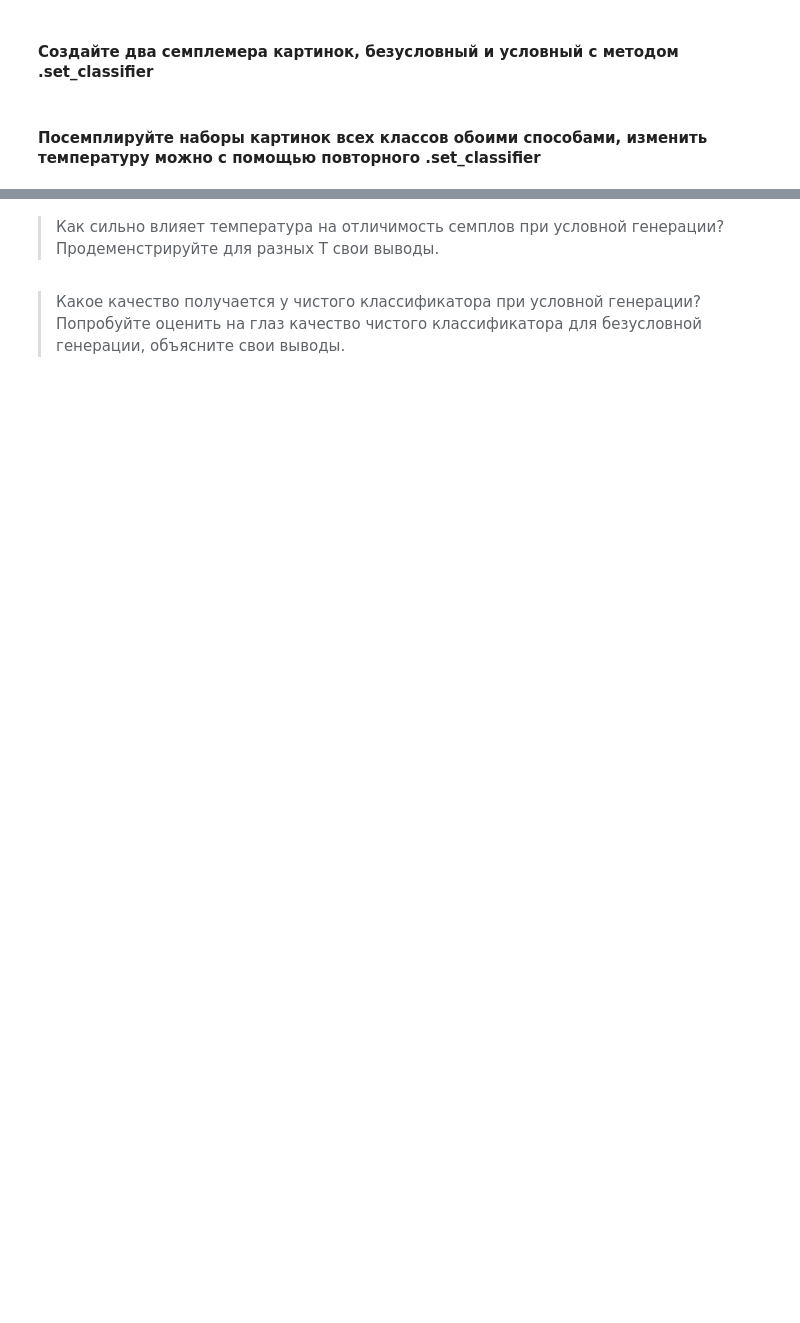
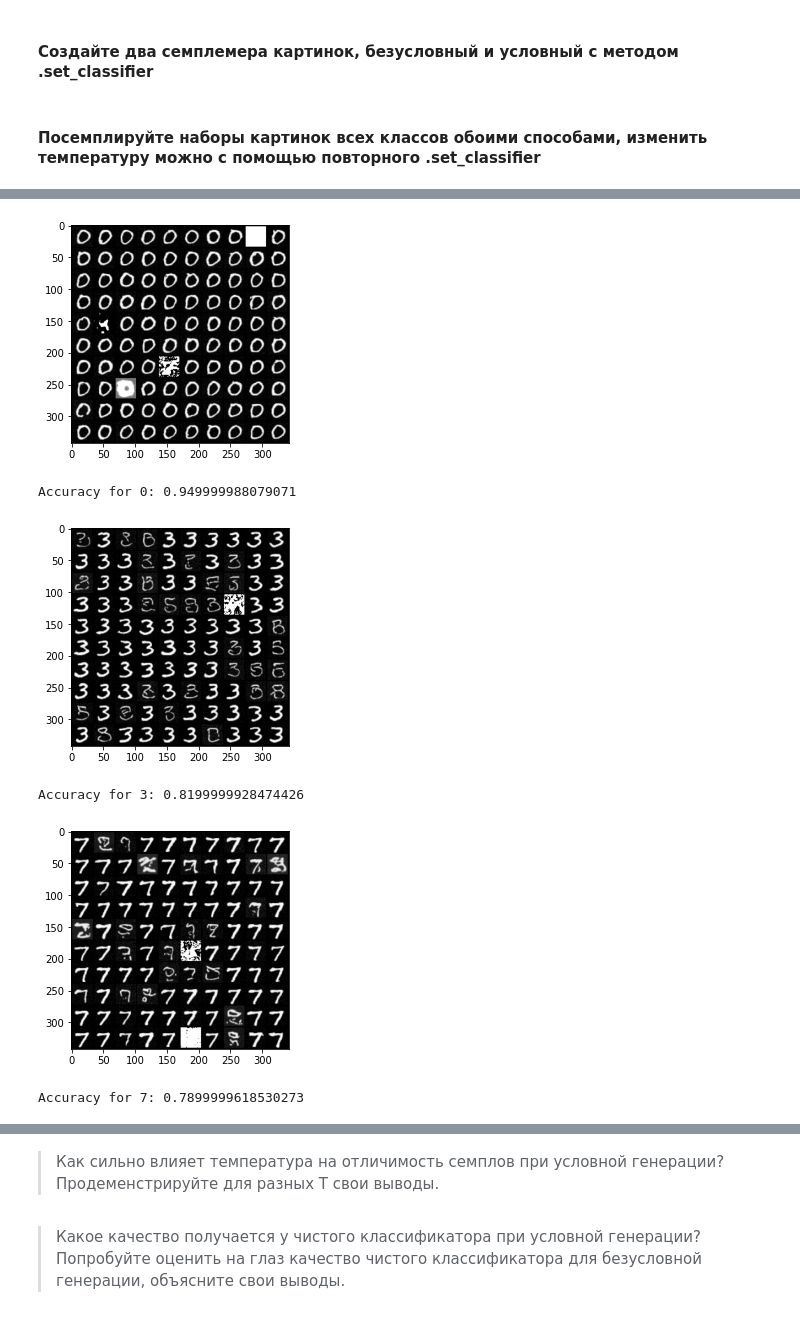
Before and after one commit to Tikhon239/HSE, a Jupyter notebook: BayesML/DDPM/conditional_sampling.ipynb, the cells around one changed output, grey strips where cells are left out. Drawn from its saved outputs; the diff is of its cells as text; code cells hidden in the pictures; blank space fills up the shorter version.

```diff
--- a/BayesML/DDPM/conditional_sampling.ipynb
+++ b/BayesML/DDPM/conditional_sampling.ipynb
@@ -175,3 +165,12 @@ csampler.calc_acc([0])
+# %%
+csampler.calc_acc([0, 3, 7])
+# %% [output]
+[figure, added]
+Accuracy for 0: 0.949999988079071
+[figure, added]
+Accuracy for 3: 0.8199999928474426
+[figure, added]
+Accuracy for 7: 0.7899999618530273
 # %%
 csampler.set_classifier(noisy_classifier, T=10.)
 csampler(labels)
```
Also changed, not shown: parts of 10 cells of this notebook.
